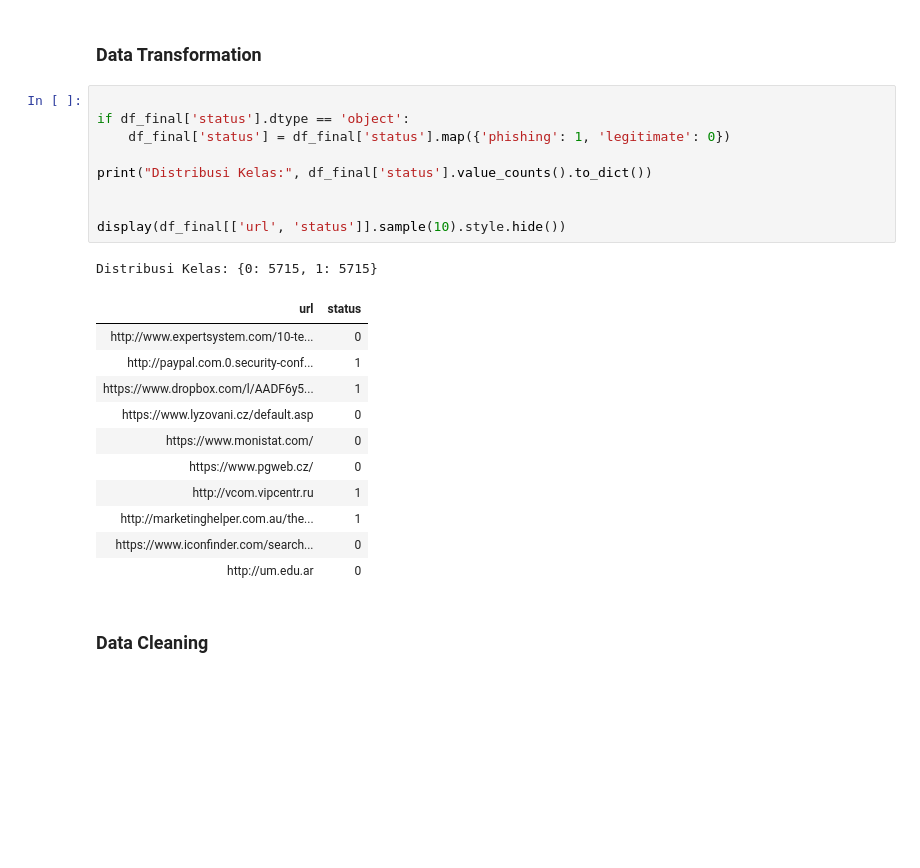
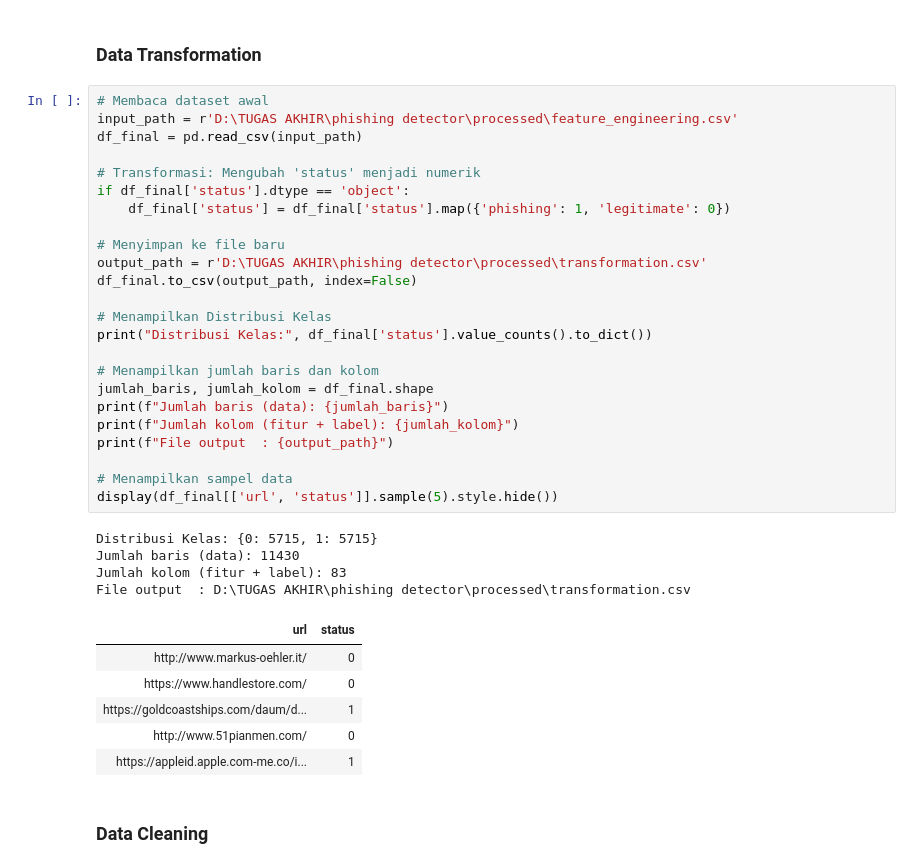
Before and after one commit to rubenmartogi/Phishing-Website-Detection-using-XGBoost-and-RFM, a Jupyter notebook: implementasi.ipynb, the cells around one changed output. Saved outputs shown, nothing was run; the diff lists cells and outputs as text; blank space fills up the shorter version.

```diff
--- a/implementasi.ipynb
+++ b/implementasi.ipynb
@@ -461,27 +456,40 @@ Hasil Encoding Fitur Kategorikal:
 # %% [markdown]
 ### Data Transformation
 # %%
+# Membaca dataset awal
+input_path = r'D:\TUGAS AKHIR\phishing detector\processed\feature_engineering.csv'
+df_final = pd.read_csv(input_path)
 
+# Transformasi: Mengubah 'status' menjadi numerik
 if df_final['status'].dtype == 'object':
     df_final['status'] = df_final['status'].map({'phishing': 1, 'legitimate': 0})
 
+# Menyimpan ke file baru
+output_path = r'D:\TUGAS AKHIR\phishing detector\processed\transformation.csv'
+df_final.to_csv(output_path, index=False)
+
+# Menampilkan Distribusi Kelas
 print("Distribusi Kelas:", df_final['status'].value_counts().to_dict())
 
+# Menampilkan jumlah baris dan kolom
+jumlah_baris, jumlah_kolom = df_final.shape
+print(f"Jumlah baris (data): {jumlah_baris}")
+print(f"Jumlah kolom (fitur + label): {jumlah_kolom}")
+print(f"File output  : {output_path}")
 
-display(df_final[['url', 'status']].sample(10).style.hide())
+# Menampilkan sampel data
+display(df_final[['url', 'status']].sample(5).style.hide())
 # %% [output]
 Distribusi Kelas: {0: 5715, 1: 5715}
+Jumlah baris (data): 11430
+Jumlah kolom (fitur + label): 83
+File output  : D:\TUGAS AKHIR\phishing detector\processed\transformation.csv
 | url | status |
-| http://www.expertsystem.com/10-te... | 0 |
-| http://paypal.com.0.security-conf... | 1 |
-| https://www.dropbox.com/l/AADF6y5... | 1 |
-| https://www.lyzovani.cz/default.asp | 0 |
-| https://www.monistat.com/ | 0 |
-| https://www.pgweb.cz/ | 0 |
-| http://vcom.vipcentr.ru | 1 |
-| http://marketinghelper.com.au/the... | 1 |
-| https://www.iconfinder.com/search... | 0 |
-| http://um.edu.ar | 0 |
+| http://www.markus-oehler.it/ | 0 |
+| https://www.handlestore.com/ | 0 |
+| https://goldcoastships.com/daum/d... | 1 |
+| http://www.51pianmen.com/ | 0 |
+| https://appleid.apple.com-me.co/i... | 1 |
 # %% [markdown]
 ### Data Cleaning
 # %%
```
Also changed, not shown: parts of 10 cells of this notebook.
